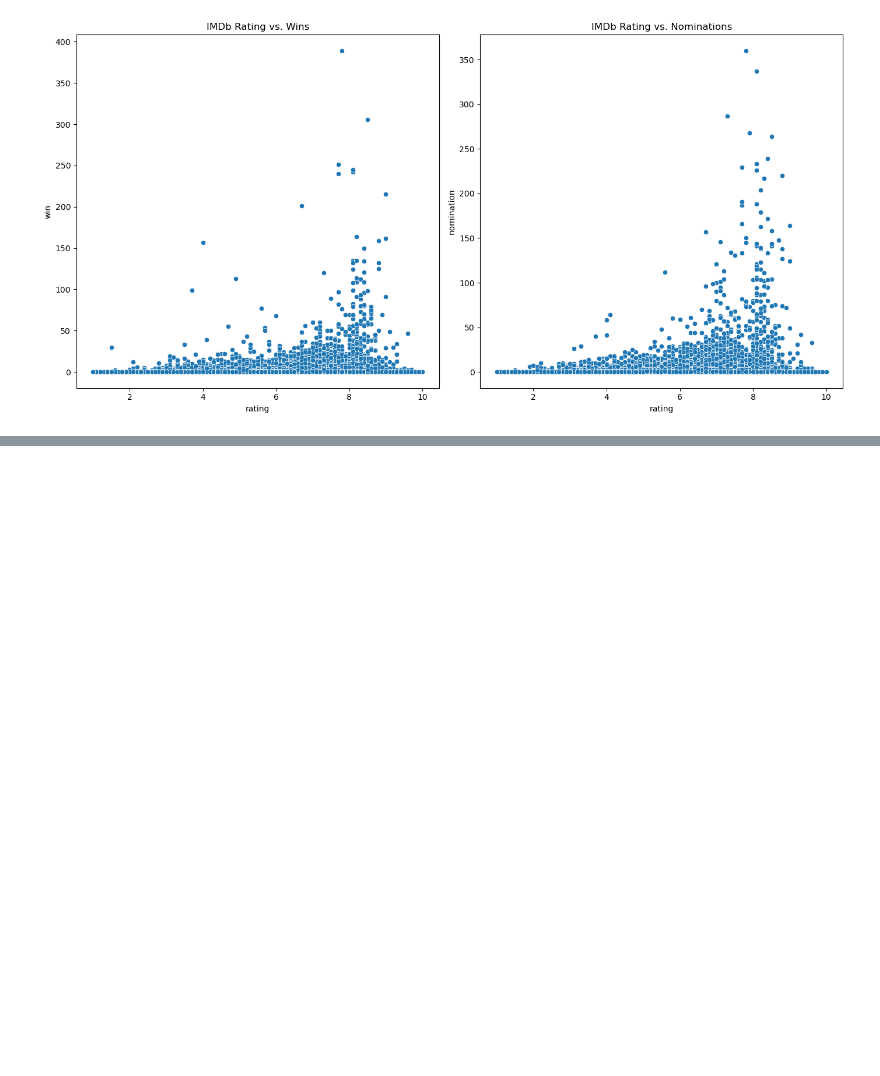
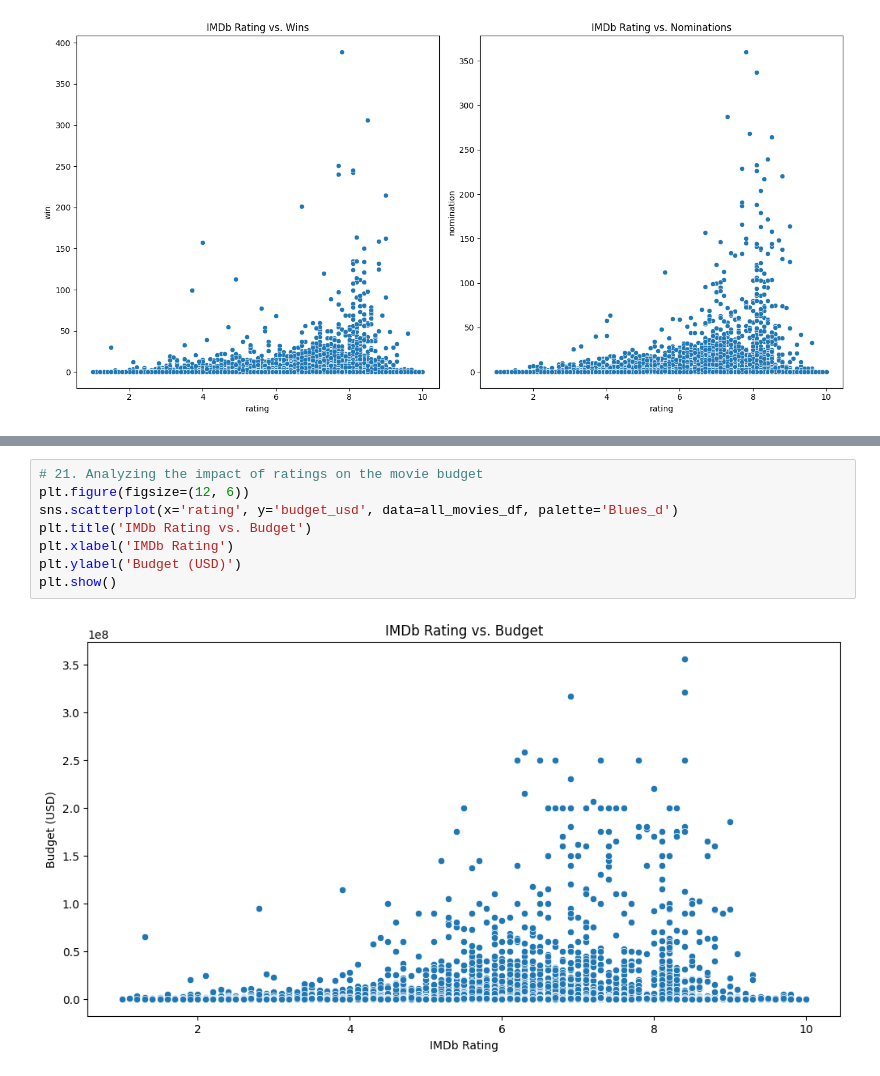
Before and after one commit to huynm116/ds-project, a Jupyter notebook: analysis/analysis.ipynb, the cells around one changed output, grey strips where cells are left out. Drawn from its saved outputs; the diff is of its cells as text; blank space fills up the shorter version.

```diff
--- a/analysis/analysis.ipynb
+++ b/analysis/analysis.ipynb
@@ -292,0 +303,10 @@ plt.show()
+# %%
+# 21. Analyzing the impact of ratings on the movie budget
+plt.figure(figsize=(12, 6))
+sns.scatterplot(x='rating', y='budget_usd', data=all_movies_df, palette='Blues_d')
+plt.title('IMDb Rating vs. Budget')
+plt.xlabel('IMDb Rating')
+plt.ylabel('Budget (USD)')
+plt.show()
+# %% [output]
+[figure, added]
```
Also changed, not shown: parts of 6 cells of this notebook.
